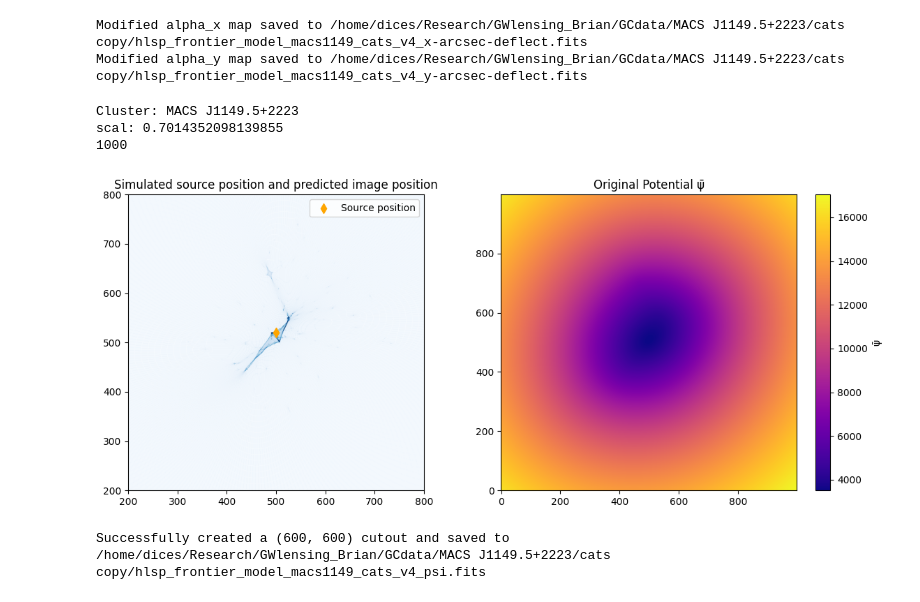
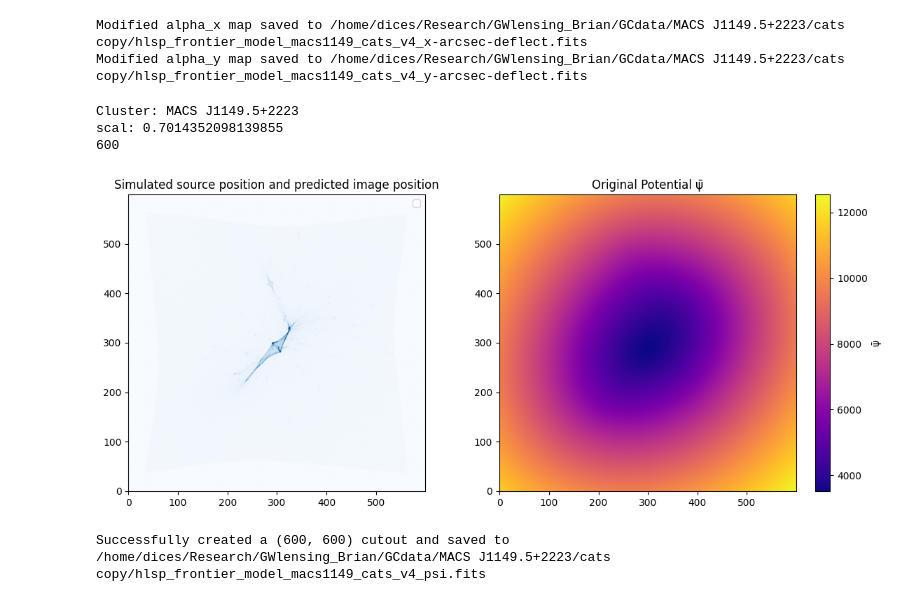
Before and after one commit to diceandcats/GWlensing_Brian, a Jupyter notebook: fixingmaps.ipynb, the cells around one changed output. Drawn from its saved outputs; the diff is of its cells as text; code cells hidden in the pictures.

```diff
--- a/fixingmaps.ipynb
+++ b/fixingmaps.ipynb
@@ -218,38 +218,38 @@ print(size)
 array_test = np.zeros((size,size))
 pixscale = 0.5
 datay = datay_list[index]/pixscale
 datax = datax_list[index]/pixscale
 # scal factor for real deflection map
 datay *= scal
 datax *= scal
 for i in range(0,size):
     for j in range(0,size):
         ycoord = i-datay[i,j]
         xcoord = j-datax[i,j]
         ydec = ycoord%1
         xdec = xcoord%1
         xfloor = floor(xcoord)
         yfloor = floor(ycoord)
         array_test[yfloor,xfloor] += 1
 
 fig, ax = plt.subplots(1,2, figsize=(12, 5))
 ax[0].imshow(array_test, cmap='Blues', vmax = 50, origin = 'lower')
-ax[0].set_xlim(200,800)
-ax[0].set_ylim(200,800)
-ax[0].scatter(500,520, c = 'orange', marker='d', s=50)
+# ax[0].set_xlim(200,800)
+# ax[0].set_ylim(200,800)
+# ax[0].scatter(500,520, c = 'orange', marker='d', s=50)
 
 ax[0].set_title('Simulated source position and predicted image position')
 ax[0].legend(['Source position','Image position'])
 
 ax[1].imshow(data_psi_list[index], origin = 'lower', cmap='plasma')
 ax[1].set_title('Original Potential ψ̄')
 fig.colorbar(ax[1].imshow(data_psi_list[index], origin = 'lower', cmap='plasma'), ax=ax[1], label="ψ̄")
 plt.tight_layout()
 # %% [output]
 Cluster: MACS J1149.5+2223
 scal: 0.7014352098139855
-1000
+600
-[figure, old version]
+[figure, new version]
 # %%
 # cut the cluster map to a smaller size for faster computation
 
```
Also changed, not shown: parts of 1 cell of this notebook, 4 other files.
